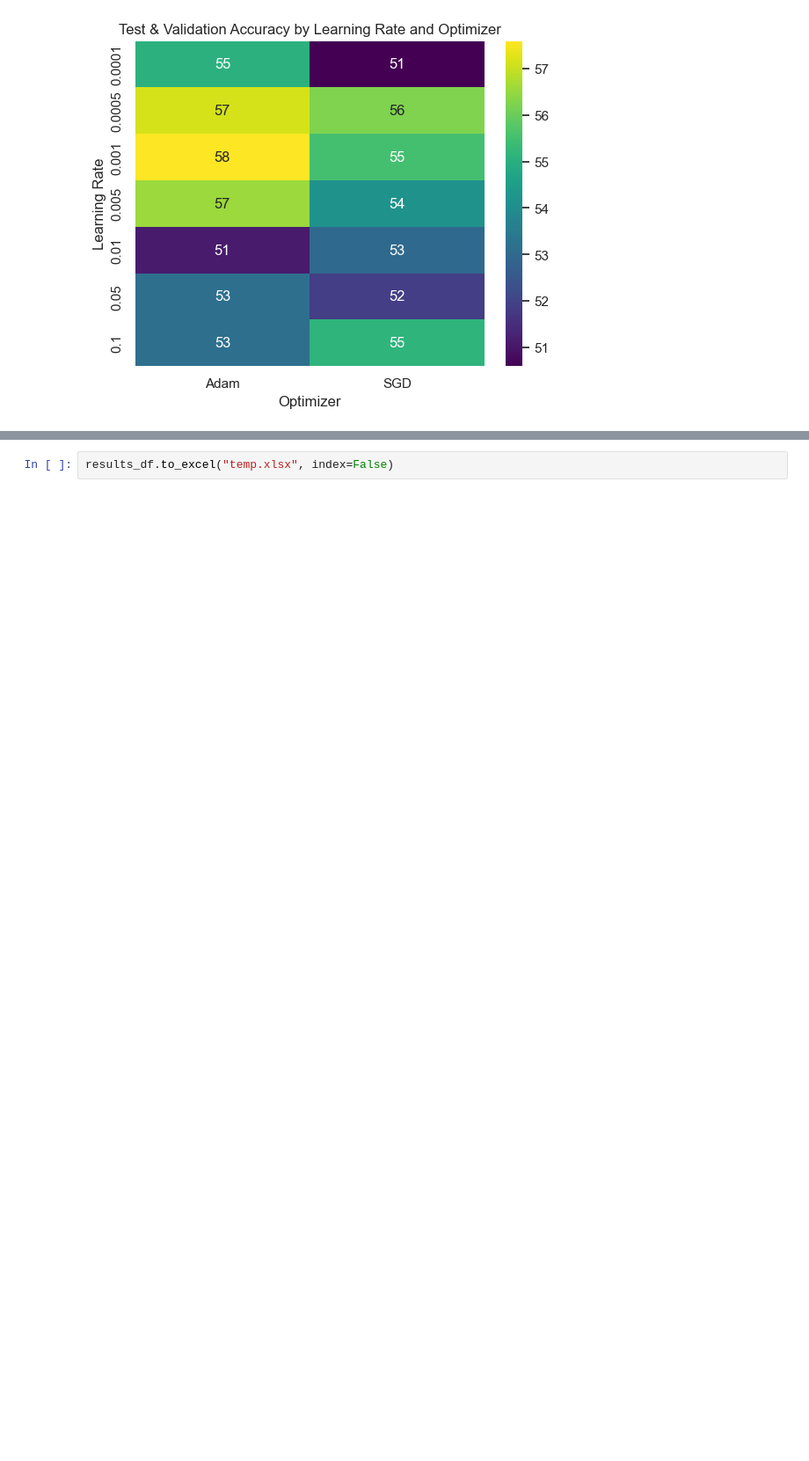
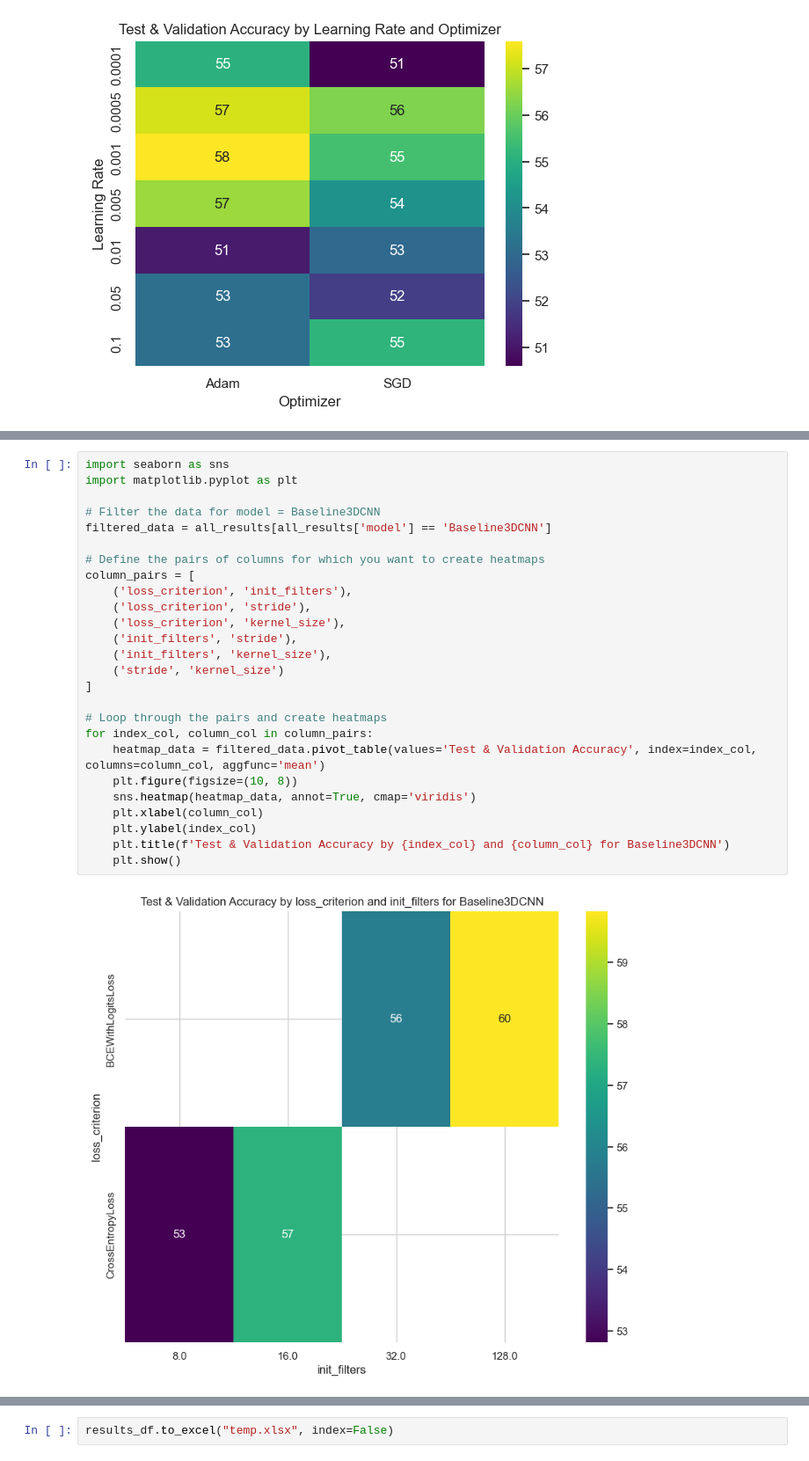
Before and after one commit to Michaelfosse/MasterThesis, a Jupyter notebook: Code/3. Descriptive analytics/Describing_Results.ipynb, the cells around one changed output, grey strips where cells are left out. Shown at 88% size. Saved outputs shown, nothing was run; the diff lists cells and outputs as text; blank space fills up the shorter version.

```diff
--- a/Code/3. Descriptive analytics/Describing_Results.ipynb
+++ b/Code/3. Descriptive analytics/Describing_Results.ipynb
@@ -998,0 +982,28 @@ plt.show()
+# %%
+import seaborn as sns
+import matplotlib.pyplot as plt
+
+# Filter the data for model = Baseline3DCNN
+filtered_data = all_results[all_results['model'] == 'Baseline3DCNN']
+
+# Define the pairs of columns for which you want to create heatmaps
+column_pairs = [
+    ('loss_criterion', 'init_filters'),
+    ('loss_criterion', 'stride'),
+    ('loss_criterion', 'kernel_size'),
+    ('init_filters', 'stride'),
+    ('init_filters', 'kernel_size'),
+    ('stride', 'kernel_size')
+]
+
+# Loop through the pairs and create heatmaps
+for index_col, column_col in column_pairs:
+    heatmap_data = filtered_data.pivot_table(values='Test & Validation Accuracy', index=index_col, columns=column_col, aggfunc='mean')
+    plt.figure(figsize=(10, 8))
+    sns.heatmap(heatmap_data, annot=True, cmap='viridis')
+    plt.xlabel(column_col)
+    plt.ylabel(index_col)
+    plt.title(f'Test & Validation Accuracy by {index_col} and {column_col} for Baseline3DCNN')
+    plt.show()
+# %% [output]
+[figure, added]
```
Also changed, not shown: parts of 4 cells of this notebook.
